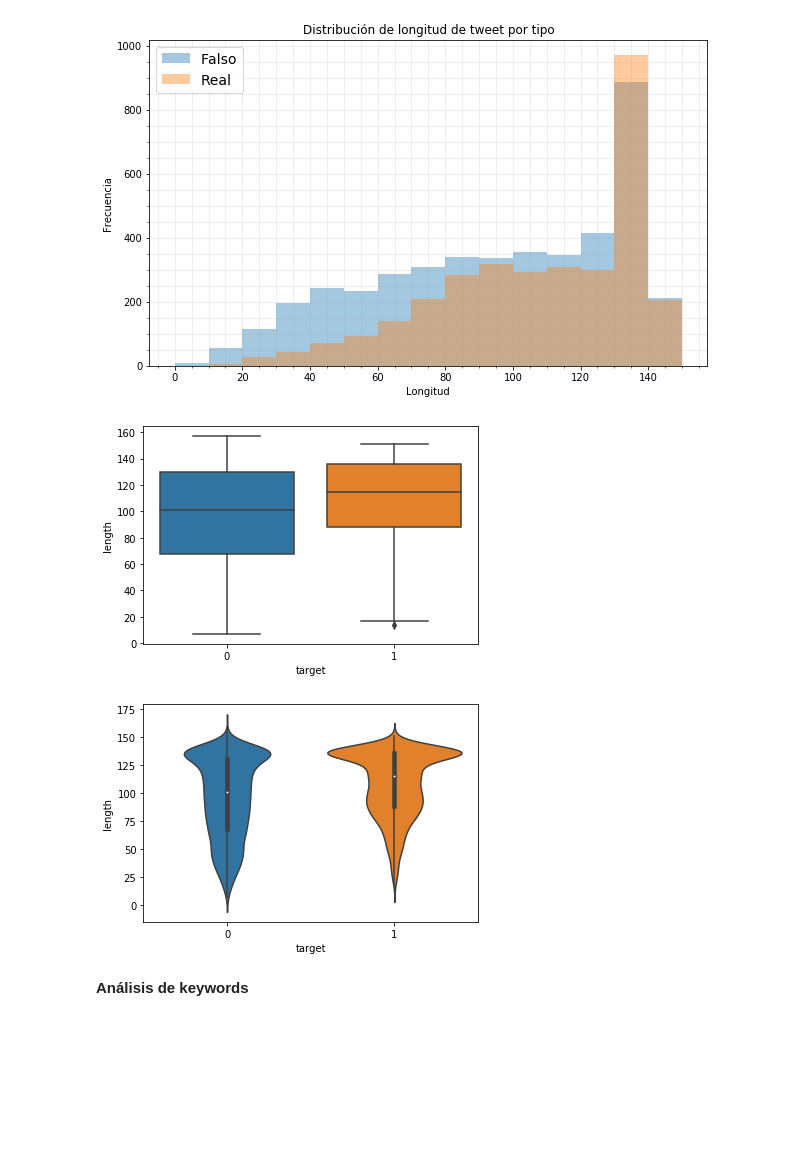
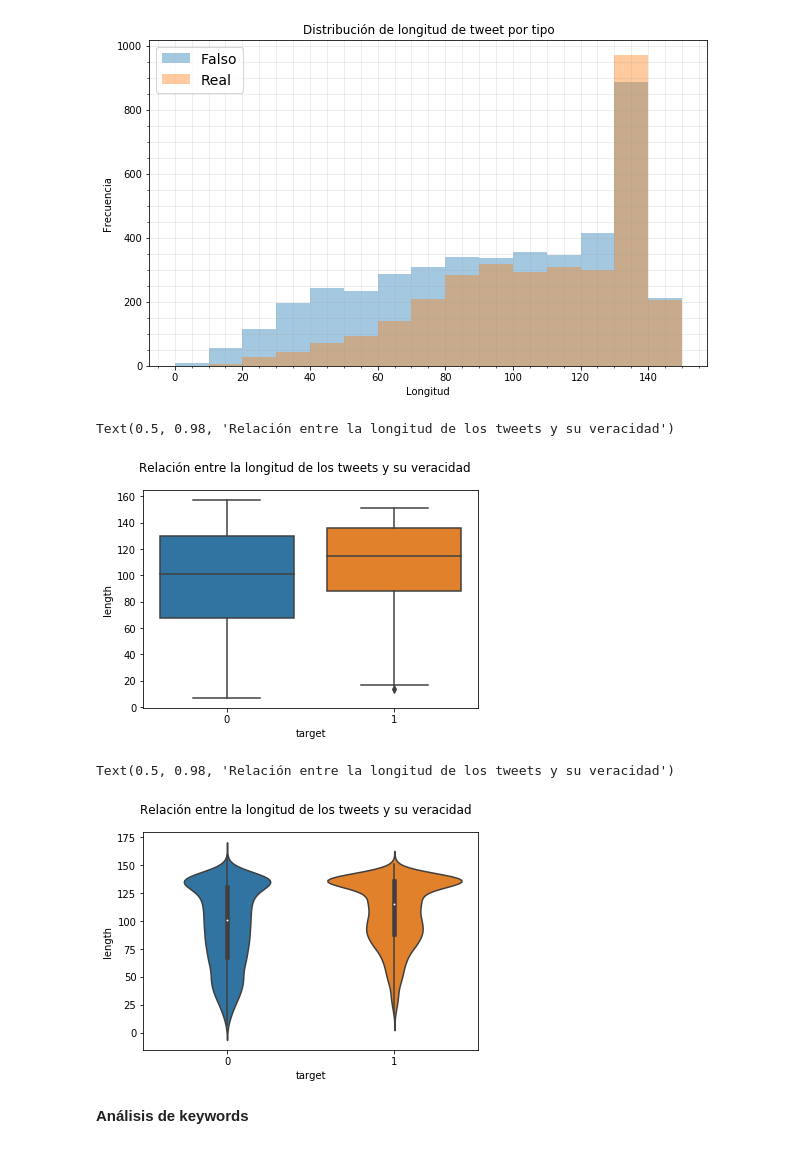
Before and after one commit to tomifarall/Orga-Datos-Tp1, a Jupyter notebook: analisis.ipynb, the cells around one changed output. Cells and saved outputs as stored; diff of their text form; code cells hidden in the pictures; blank space fills up the shorter version.

```diff
--- a/analisis.ipynb
+++ b/analisis.ipynb
@@ -178,12 +175,20 @@ plt.savefig('Histogram length by type')
 [figure]
 # %%
 ax = sns.boxplot(x = "target", y="length", data=data)
+fig = ax.get_figure()
+
+fig.suptitle('Relación entre la longitud de los tweets y su veracidad')
 # %% [output]
+Text(0.5, 0.98, 'Relación entre la longitud de los tweets y su veracidad')
-[figure, old version]
+[figure, new version]
 # %%
 ax = sns.violinplot(x="target", y="length", data=data)
+fig = ax.get_figure()
+
+fig.suptitle('Relación entre la longitud de los tweets y su veracidad')
 # %% [output]
+Text(0.5, 0.98, 'Relación entre la longitud de los tweets y su veracidad')
-[figure, old version]
+[figure, new version]
 # %% [markdown]
 **Análisis de keywords**
 # %%
```
Also changed, not shown: parts of 75 cells of this notebook, 1 other file.
